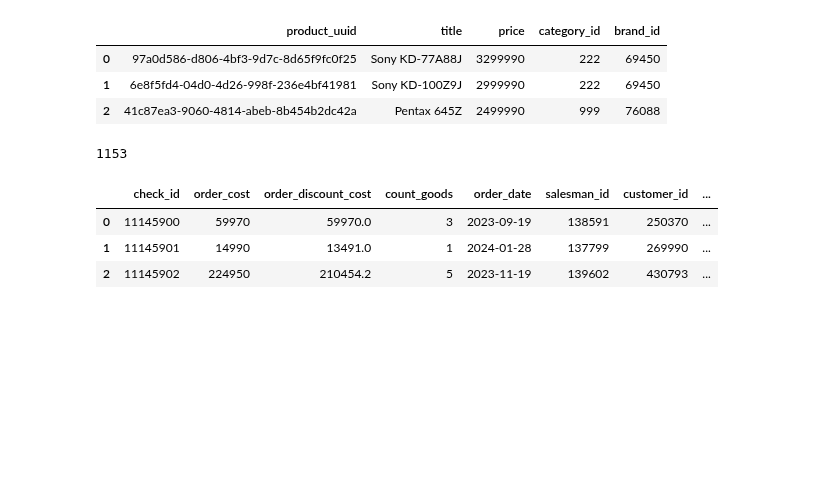
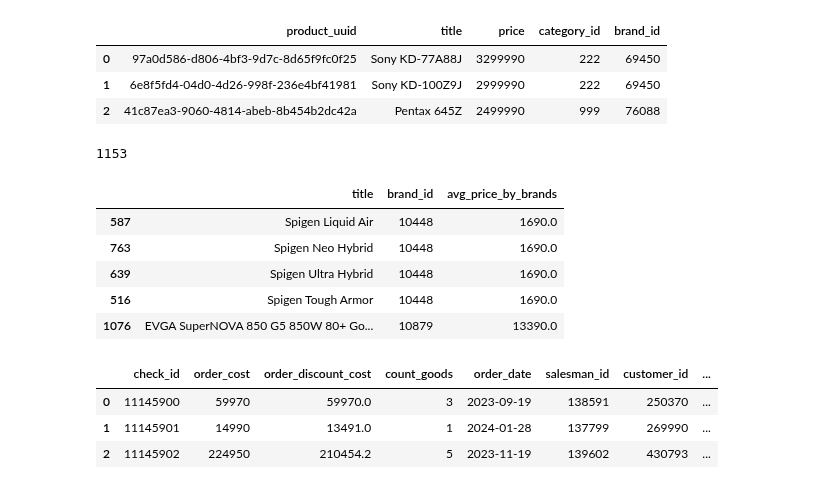
Before and after one commit to Putinka1993/notes, a Jupyter notebook: jupyter notebook/Konstantin.ipynb, the cells around one changed output. Drawn from its saved outputs; the diff is of its cells as text; code cells hidden in the pictures; blank space fills up the shorter version.

```diff
--- a/jupyter notebook/Konstantin.ipynb
+++ b/jupyter notebook/Konstantin.ipynb
@@ -827,6 +827,16 @@ len(products.groupby('title').count())
 # %%
 # 7.2
 # В таблице products напротив каждого бренда проставьте среднюю цену составляющих его товаров, гранулярность таблицы products не должна измениться.
+# %%
+products['avg_price_by_brands'] = round(products.groupby('brand_id')['price'].transform('mean'))
+products.loc[:, ['title', 'brand_id', 'avg_price_by_brands']].sort_values('brand_id').head()
+# %% [output]
+|  | title | brand_id | avg_price_by_brands |
+| 587 | Spigen Liquid Air | 10448 | 1690.0 |
+| 763 | Spigen Neo Hybrid | 10448 | 1690.0 |
+| 639 | Spigen Ultra Hybrid | 10448 | 1690.0 |
+| 516 | Spigen Tough Armor | 10448 | 1690.0 |
+| 1076 | EVGA SuperNOVA 850 G5 850W 80+ Go... | 10879 | 13390.0 |
 # %%
 orders.head(3)
 # %% [output]
```
